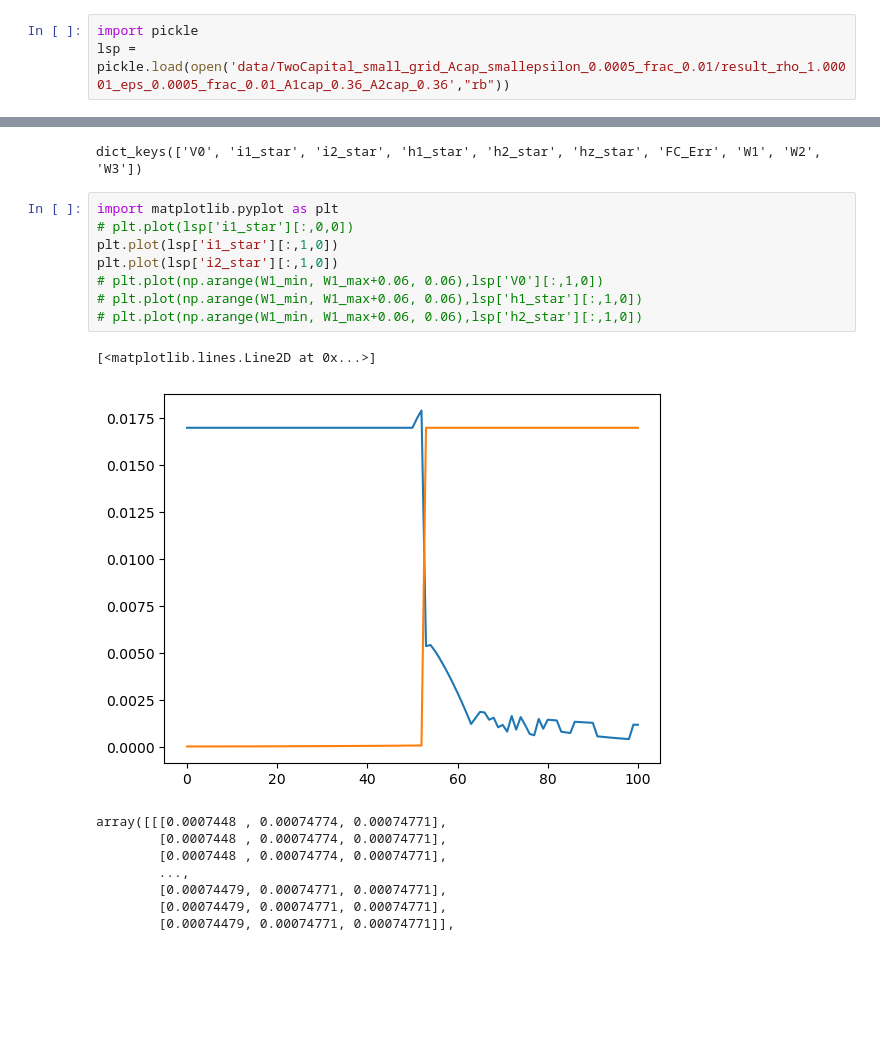
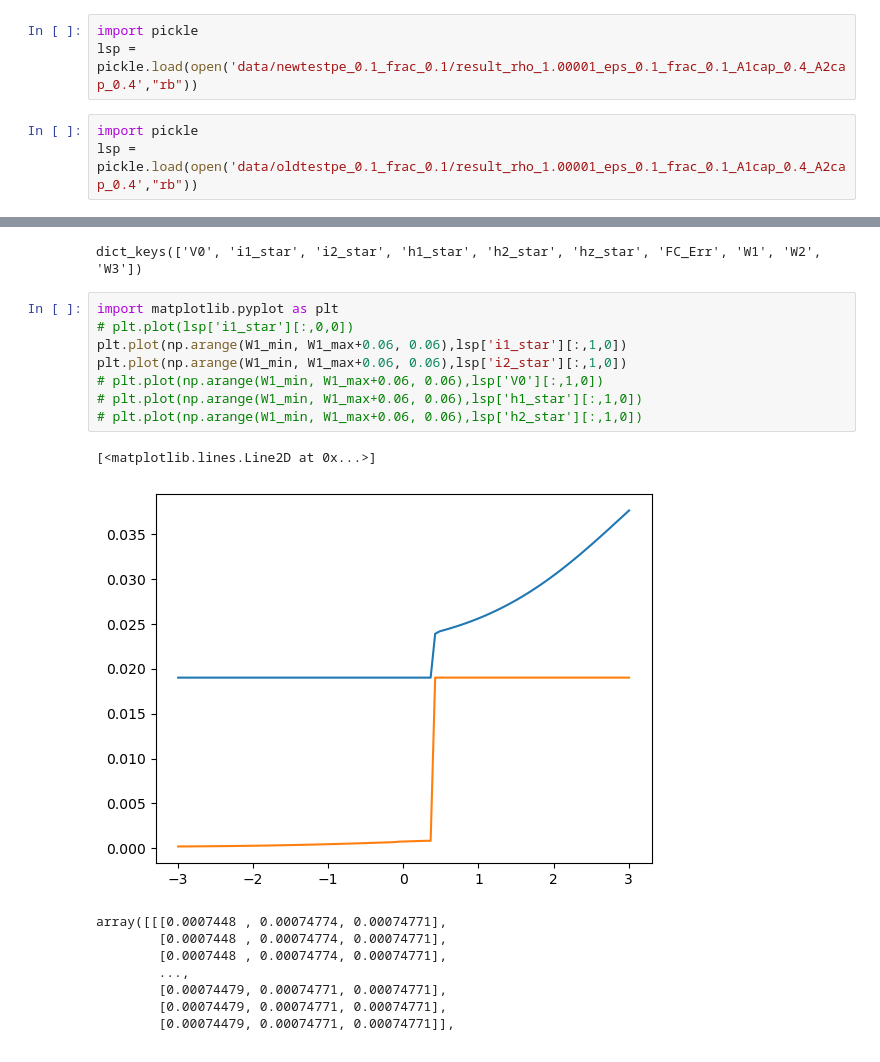
Before and after one commit to hqin-2020/CTU, a Jupyter notebook: Untitled-1.ipynb, the cells around one changed output, grey strips where cells are left out. Saved outputs shown, nothing was run; the diff lists cells and outputs as text; blank space fills up the shorter version.

```diff
--- a/Untitled-1.ipynb
+++ b/Untitled-1.ipynb
@@ -267,7 +267,10 @@ array([[0.0952381 , 0.0952381 , 0.0952381 , ..., 0.0952381 , 0.0952381 ,
         1.90553311]])
 # %%
 import pickle
-lsp = pickle.load(open('data/TwoCapital_small_grid_Acap_smallepsilon_0.0005_frac_0.01/result_rho_1.00001_eps_0.0005_frac_0.01_A1cap_0.36_A2cap_0.36',"rb"))
+lsp = pickle.load(open('data/newtestpe_0.1_frac_0.1/result_rho_1.00001_eps_0.1_frac_0.1_A1cap_0.4_A2cap_0.4',"rb"))
+# %%
+import pickle
+lsp = pickle.load(open('data/oldtestpe_0.1_frac_0.1/result_rho_1.00001_eps_0.1_frac_0.1_A1cap_0.4_A2cap_0.4',"rb"))
 # %%
 lsp.keys()
 # %% [output]
@@ -275,14 +278,14 @@ dict_keys(['V0', 'i1_star', 'i2_star', 'h1_star', 'h2_star', 'hz_star', 'FC_Err'
 # %%
 import matplotlib.pyplot as plt
 # plt.plot(lsp['i1_star'][:,0,0])
-plt.plot(lsp['i1_star'][:,1,0])
-plt.plot(lsp['i2_star'][:,1,0])
+plt.plot(np.arange(W1_min, W1_max+0.06, 0.06),lsp['i1_star'][:,1,0])
+plt.plot(np.arange(W1_min, W1_max+0.06, 0.06),lsp['i2_star'][:,1,0])
 # plt.plot(np.arange(W1_min, W1_max+0.06, 0.06),lsp['V0'][:,1,0])
 # plt.plot(np.arange(W1_min, W1_max+0.06, 0.06),lsp['h1_star'][:,1,0])
 # plt.plot(np.arange(W1_min, W1_max+0.06, 0.06),lsp['h2_star'][:,1,0])
 # %% [output]
 [<matplotlib.lines.Line2D at 0x...>]
-[figure, old version]
+[figure, new version]
 # %%
 # %% [output]
 array([[[0.0007448 , 0.00074774, 0.00074771],
```
Also changed, not shown: 2 other files.
